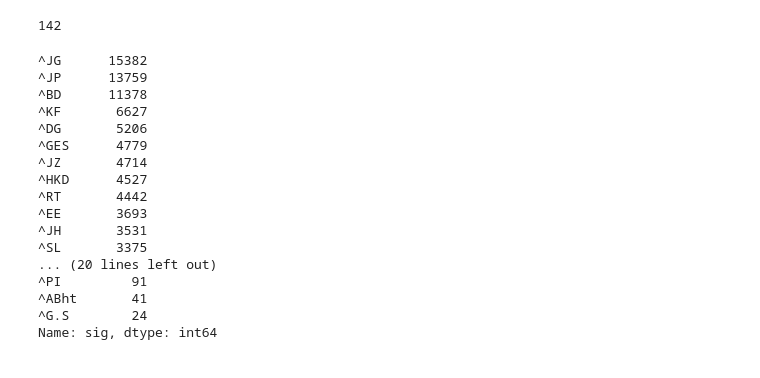
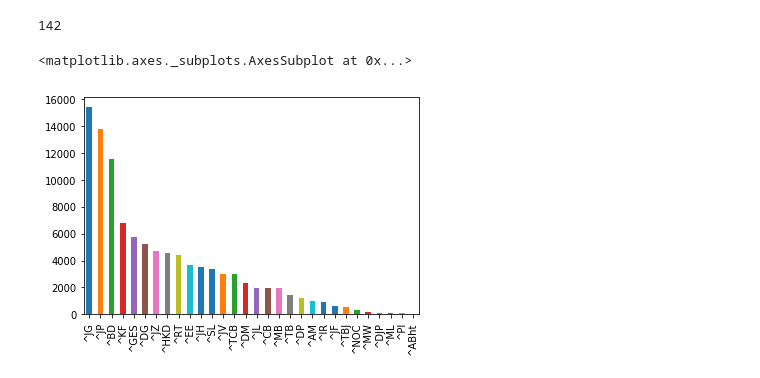
Before and after one commit to confoley/mta_tweets, a Jupyter notebook: mta.ipynb, the cells around one changed output. Saved outputs shown, nothing was run; the diff lists cells and outputs as text; code cells hidden in the pictures.

```diff
--- a/mta.ipynb
+++ b/mta.ipynb
@@ -135,23 +142,14 @@ len(df.sig.unique())
 v = df.sig.value_counts()[df.sig.value_counts() < 22].index.values
 
 df['sig'] = df.sig.map(lambda x: None if x in v else x)
+# %%
+df['sig'] = df['sig'].map(lambda x: '^BD' if x == '^BDht' else x)
+df['sig'] = df['sig'].map(lambda x: '^GES' if x == '^G.S.' else x)
+df['sig'] = df['sig'].map(lambda x: '^GES' if x == '^G.S' else x)
+df['sig'] = df['sig'].map(lambda x: '^GES' if x == '^GS' else x)
+df['sig'] = df['sig'].map(lambda x: '^KF' if x == '^KFht' else x)
 # %%
-df.sig.value_counts()
+df.sig.value_counts().plot(kind='bar')
 # %% [output]
-^JG      15382
-^JP      13759
-^BD      11378
-^KF       6627
-^DG       5206
-^GES      4779
-^JZ       4714
-^HKD      4527
-^RT       4442
-^EE       3693
-^JH       3531
-^SL       3375
-... (20 lines left out)
-^PI         91
-^ABht       41
-^G.S        24
-Name: sig, dtype: int64
+<matplotlib.axes._subplots.AxesSubplot at 0x...>
+[figure, added]
```
Also changed, not shown: parts of 61 cells of this notebook.
